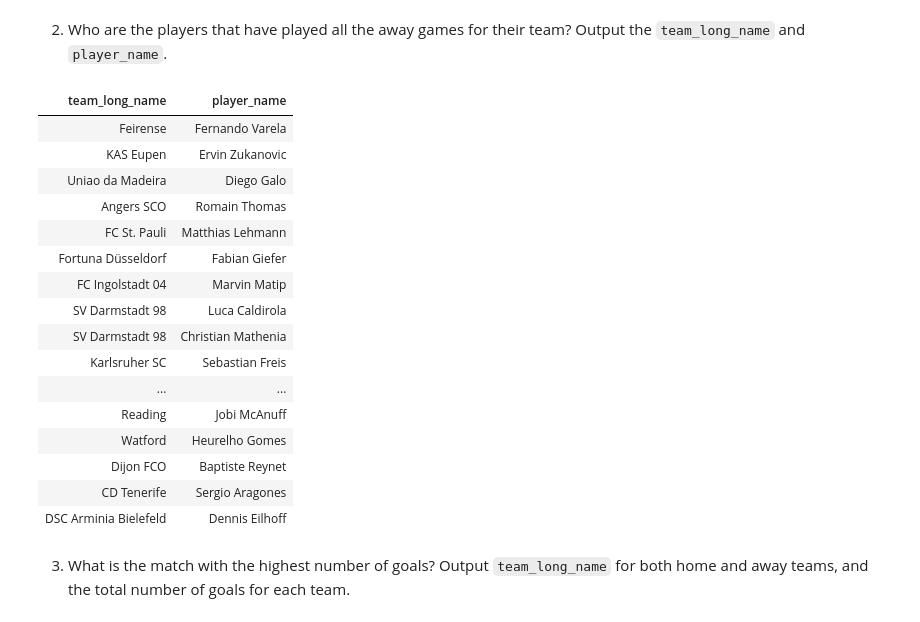
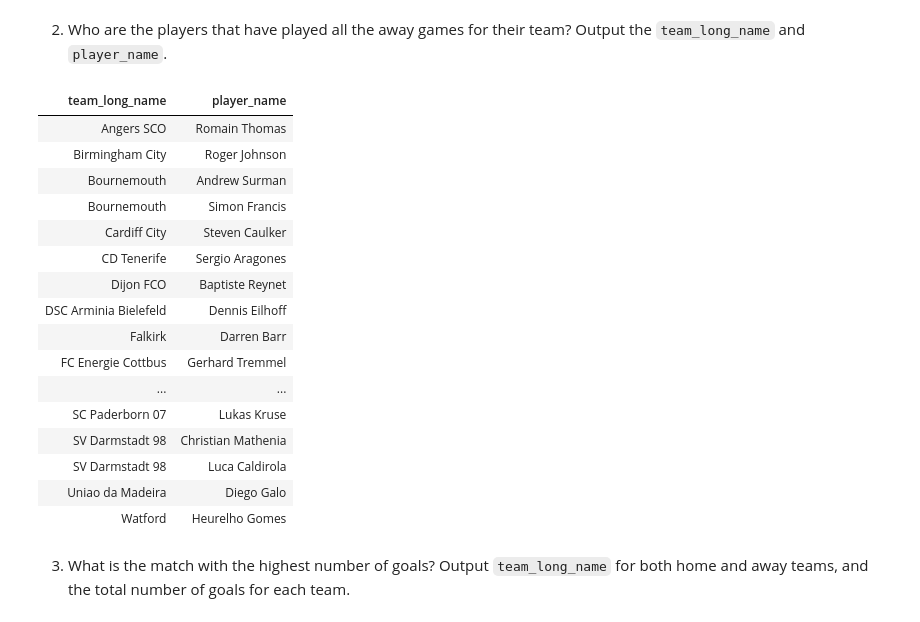
Before and after one commit to MargaridaEstrela/ISDB, a Jupyter notebook: 2 P2 Project/G2-p2-project.ipynb, the cells around one changed output. Cells and saved outputs as stored; diff of their text form; code cells hidden in the pictures.

```diff
--- a/2 P2 Project/G2-p2-project.ipynb
+++ b/2 P2 Project/G2-p2-project.ipynb
@@ -384,51 +388,51 @@ WITH PlayerAwayGames AS (
         mp.player_api_id,
         t.team_api_id,
         COUNT(mp.match_api_id) AS player_away_games
     FROM match_player mp
     JOIN team t ON mp.team_api_id = t.team_api_id
     WHERE  mp.home_team = false
     GROUP BY
         mp.player_api_id,
         t.team_api_id
 ),
 TeamAwayGames AS (
     SELECT
         t.team_api_id,
         COUNT(m.away_team_api_id) AS team_away_games
     FROM match m
     JOIN team t ON m.away_team_api_id = t.team_api_id
     GROUP BY
         t.team_api_id
 )
 SELECT
     t.team_long_name,
     p.player_name
 FROM PlayerAwayGames pag
 JOIN TeamAwayGames tag ON pag.team_api_id = tag.team_api_id
 JOIN player p ON pag.player_api_id = p.player_api_id
 JOIN Team t on pag.team_api_id = t.team_api_id
 WHERE pag.player_away_games = tag.team_away_games
 ORDER BY
-    pag.team_api_id,
-    pag.player_api_id;
+    t.team_long_name,
+    p.player_name;
 # %% [output]
 | team_long_name | player_name |
-| Feirense | Fernando Varela |
-| KAS Eupen | Ervin Zukanovic |
+| Angers SCO | Romain Thomas |
+| Birmingham City | Roger Johnson |
+| Bournemouth | Andrew Surman |
+| Bournemouth | Simon Francis |
+| Cardiff City | Steven Caulker |
+| CD Tenerife | Sergio Aragones |
+| Dijon FCO | Baptiste Reynet |
+| DSC Arminia Bielefeld | Dennis Eilhoff |
+| Falkirk | Darren Barr |
+| FC Energie Cottbus | Gerhard Tremmel |
+| ... | ... |
+| SC Paderborn 07 | Lukas Kruse |
+| SV Darmstadt 98 | Christian Mathenia |
+| SV Darmstadt 98 | Luca Caldirola |
 | Uniao da Madeira | Diego Galo |
-| Angers SCO | Romain Thomas |
-| FC St. Pauli | Matthias Lehmann |
-| Fortuna Düsseldorf | Fabian Giefer |
-| FC Ingolstadt 04 | Marvin Matip |
-| SV Darmstadt 98 | Luca Caldirola |
-| SV Darmstadt 98 | Christian Mathenia |
-| Karlsruher SC | Sebastian Freis |
-| ... | ... |
-| Reading | Jobi McAnuff |
 | Watford | Heurelho Gomes |
-| Dijon FCO | Baptiste Reynet |
-| CD Tenerife | Sergio Aragones |
-| DSC Arminia Bielefeld | Dennis Eilhoff |
 # %% [markdown]
 3. What is the match with the highest number of goals? Output `team_long_name` for both home and away teams, and the total number of goals for each team.
 # %%
```
Also changed, not shown: parts of 4 cells of this notebook, 3 other files.
